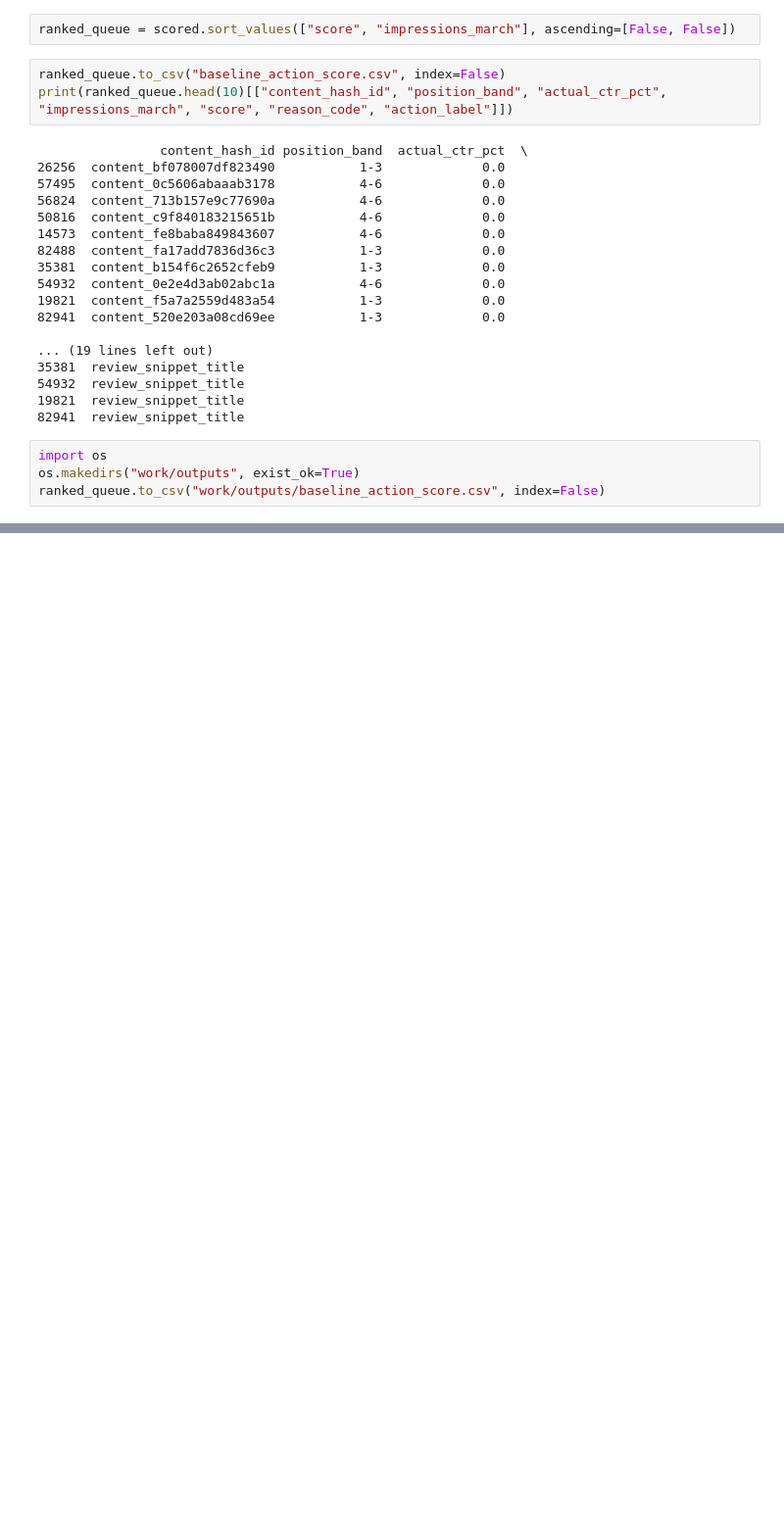
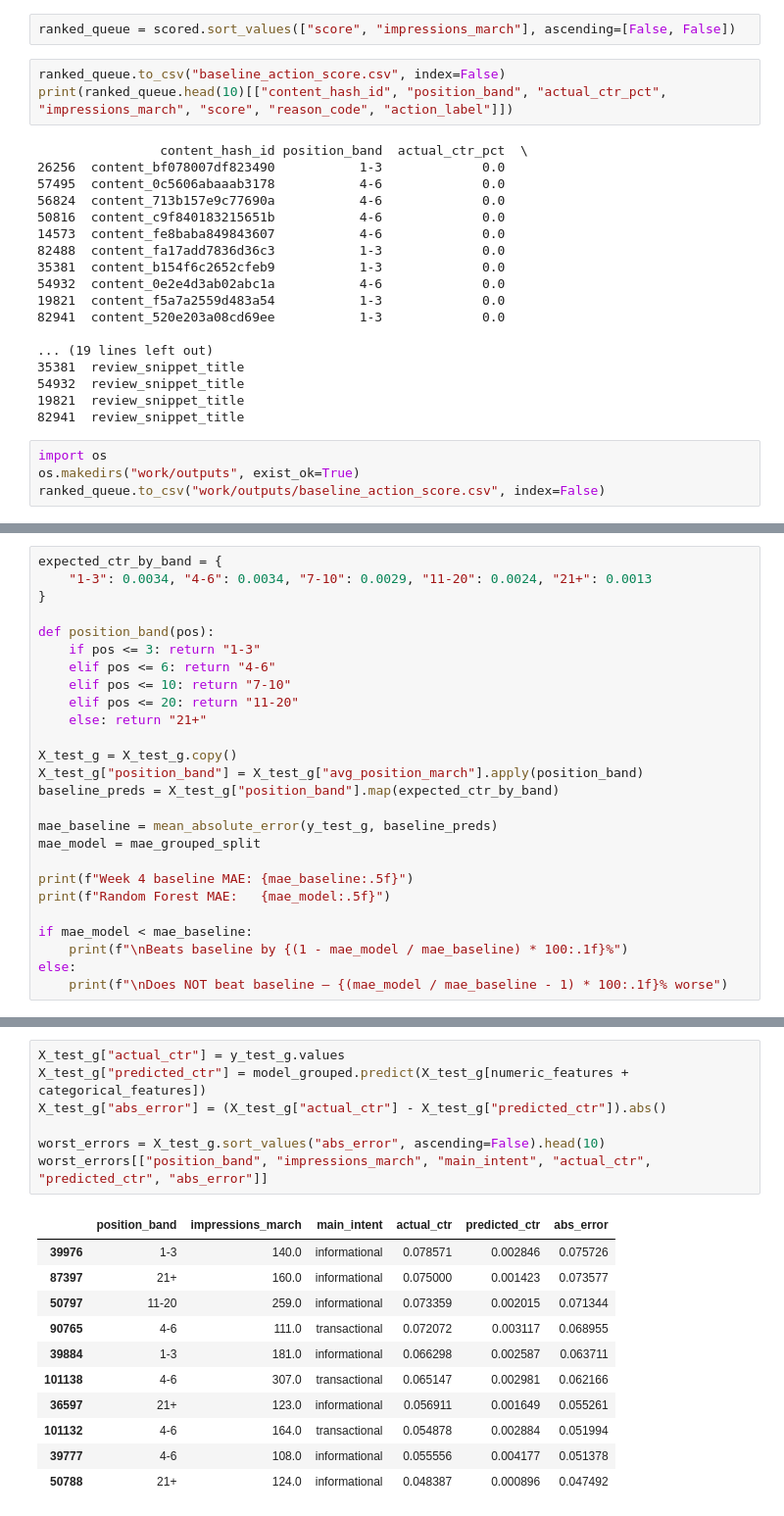
Before and after one commit to bilalsherifdeen1-ux/AI-Project-Gallery, a Jupyter notebook: work/notebooks/w04_baseline_score.ipynb, the cells around one changed output, grey strips where cells are left out. Shown at 98% size. Saved outputs shown, nothing was run; the diff lists cells and outputs as text; blank space fills up the shorter version.

```diff
--- a/work/notebooks/w04_baseline_score.ipynb
+++ b/work/notebooks/w04_baseline_score.ipynb
@@ -193,0 +305,26 @@ drwxr-xr-x 3 root root     4096 Sep 18 18:47 ..
+# %%
+expected_ctr_by_band = {
+    "1-3": 0.0034, "4-6": 0.0034, "7-10": 0.0029, "11-20": 0.0024, "21+": 0.0013
+}
+
+def position_band(pos):
+    if pos <= 3: return "1-3"
+    elif pos <= 6: return "4-6"
+    elif pos <= 10: return "7-10"
+    elif pos <= 20: return "11-20"
+    else: return "21+"
+
+X_test_g = X_test_g.copy()
+X_test_g["position_band"] = X_test_g["avg_position_march"].apply(position_band)
+baseline_preds = X_test_g["position_band"].map(expected_ctr_by_band)
+
+mae_baseline = mean_absolute_error(y_test_g, baseline_preds)
+mae_model = mae_grouped_split
+
+print(f"Week 4 baseline MAE: {mae_baseline:.5f}")
+print(f"Random Forest MAE:   {mae_model:.5f}")
+
+if mae_model < mae_baseline:
+    print(f"\nBeats baseline by {(1 - mae_model / mae_baseline) * 100:.1f}%")
+else:
+    print(f"\nDoes NOT beat baseline — {(mae_model / mae_baseline - 1) * 100:.1f}% worse")
@@ -193,0 +356,19 @@ drwxr-xr-x 3 root root     4096 Sep 18 18:47 ..
+# %%
+X_test_g["actual_ctr"] = y_test_g.values
+X_test_g["predicted_ctr"] = model_grouped.predict(X_test_g[numeric_features + categorical_features])
+X_test_g["abs_error"] = (X_test_g["actual_ctr"] - X_test_g["predicted_ctr"]).abs()
+
+worst_errors = X_test_g.sort_values("abs_error", ascending=False).head(10)
+worst_errors[["position_band", "impressions_march", "main_intent", "actual_ctr", "predicted_ctr", "abs_error"]]
+# %% [output]
+|  | position_band | impressions_march | main_intent | actual_ctr | predicted_ctr | abs_error |
+| 39976 | 1-3 | 140.0 | informational | 0.078571 | 0.002846 | 0.075726 |
+| 87397 | 21+ | 160.0 | informational | 0.075000 | 0.001423 | 0.073577 |
+| 50797 | 11-20 | 259.0 | informational | 0.073359 | 0.002015 | 0.071344 |
+| 90765 | 4-6 | 111.0 | transactional | 0.072072 | 0.003117 | 0.068955 |
+| 39884 | 1-3 | 181.0 | informational | 0.066298 | 0.002587 | 0.063711 |
+| 101138 | 4-6 | 307.0 | transactional | 0.065147 | 0.002981 | 0.062166 |
+| 36597 | 21+ | 123.0 | informational | 0.056911 | 0.001649 | 0.055261 |
+| 101132 | 4-6 | 164.0 | transactional | 0.054878 | 0.002884 | 0.051994 |
+| 39777 | 4-6 | 108.0 | informational | 0.055556 | 0.004177 | 0.051378 |
+| 50788 | 21+ | 124.0 | informational | 0.048387 | 0.000896 | 0.047492 |
```
Also changed, not shown: parts of 6 cells of this notebook.
